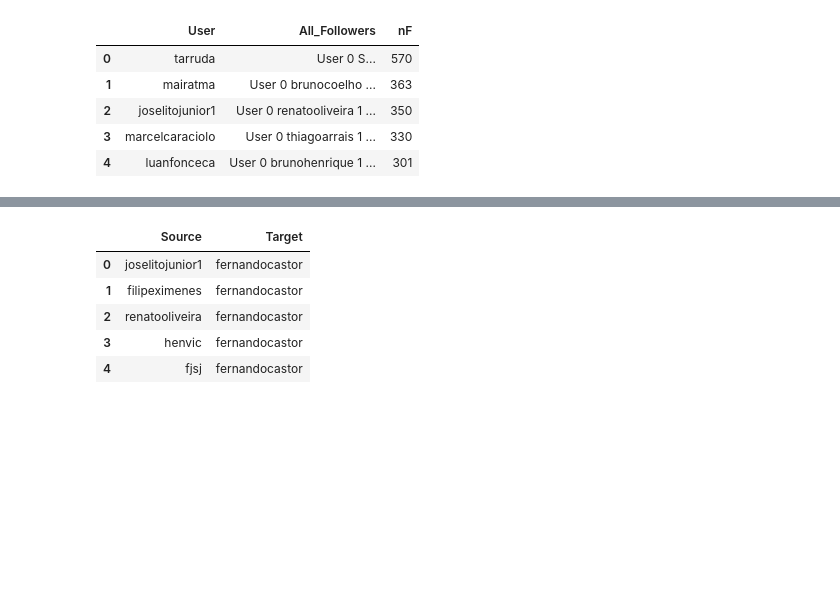
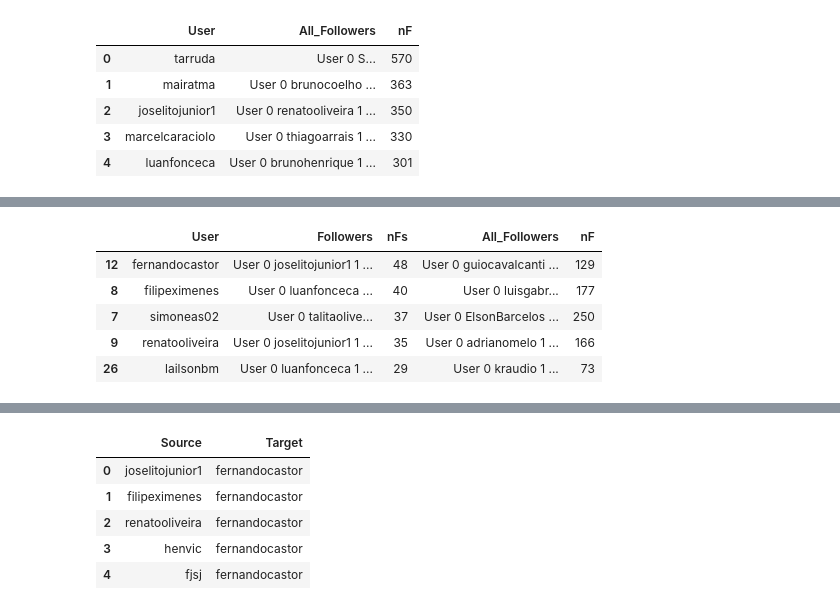
Before and after one commit to Drez3a/CONETVIS-visualizacao-2018-1, a Jupyter notebook: data/github_users_graph.ipynb, the cells around one changed output, grey strips where cells are left out. Saved outputs shown, nothing was run; the diff lists cells and outputs as text; code cells hidden in the pictures; blank space fills up the shorter version.

```diff
--- a/data/github_users_graph.ipynb
+++ b/data/github_users_graph.ipynb
@@ -57,0 +56,15 @@ gh_users_Followers.head()
+# %%
+# foco na visualização dos Followers recifenses
+# (mantendo no DataFrame todos os seguidores(recifenses e não recifenses))
+
+gh_users_Followers = gh_users_Followers.loc[:, ['User', 'Followers', 'nFs', 'All_Followers', 'nF']]
+gh_users_Followers.sort_values('nFs', axis=0, ascending=False, inplace=True)
+
+gh_users_Followers.head()
+# %% [output]
+|  | User | Followers | nFs | All_Followers | nF |
+| 12 | fernandocastor | User 0 joselitojunior1 1 ... | 48 | User 0 guiocavalcanti ... | 129 |
+| 8 | filipeximenes | User 0 luanfonceca ... | 40 | User 0 luisgabr... | 177 |
+| 7 | simoneas02 | User 0 talitaolive... | 37 | User 0 ElsonBarcelos ... | 250 |
+| 9 | renatooliveira | User 0 joselitojunior1 1 ... | 35 | User 0 adrianomelo 1 ... | 166 |
+| 26 | lailsonbm | User 0 luanfonceca 1 ... | 29 | User 0 kraudio 1 ... | 73 |
```
Also changed, not shown: parts of 8 cells of this notebook, 11 other files.
